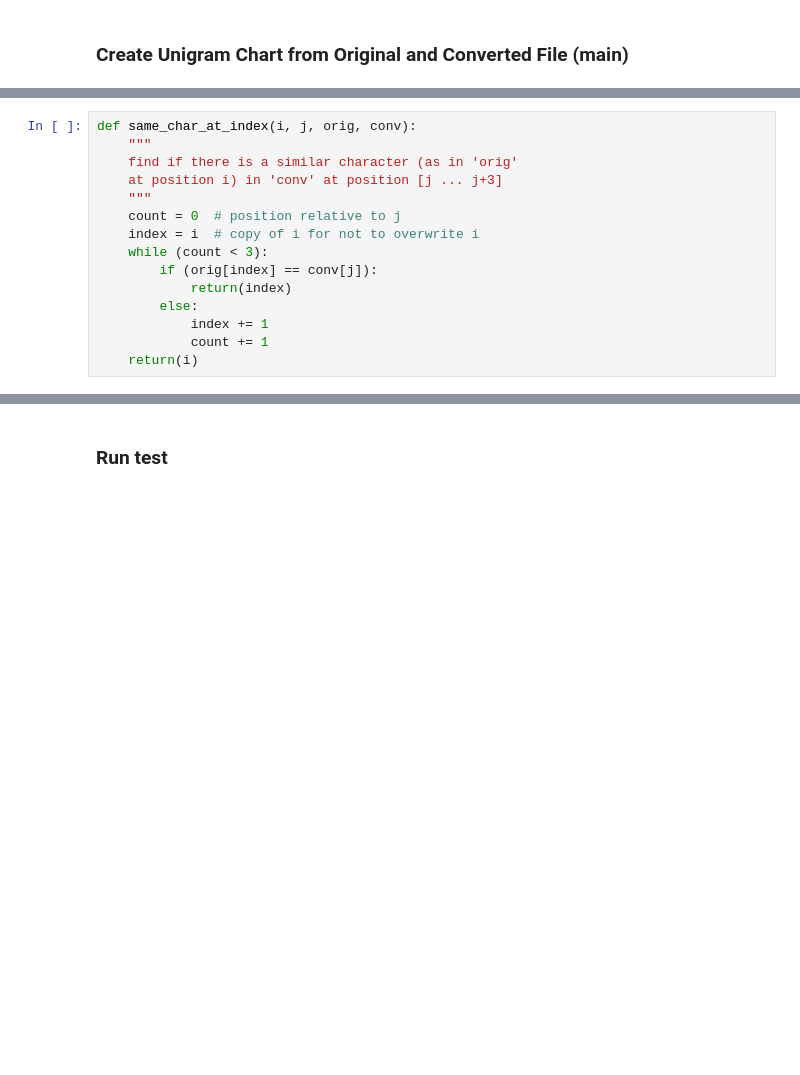
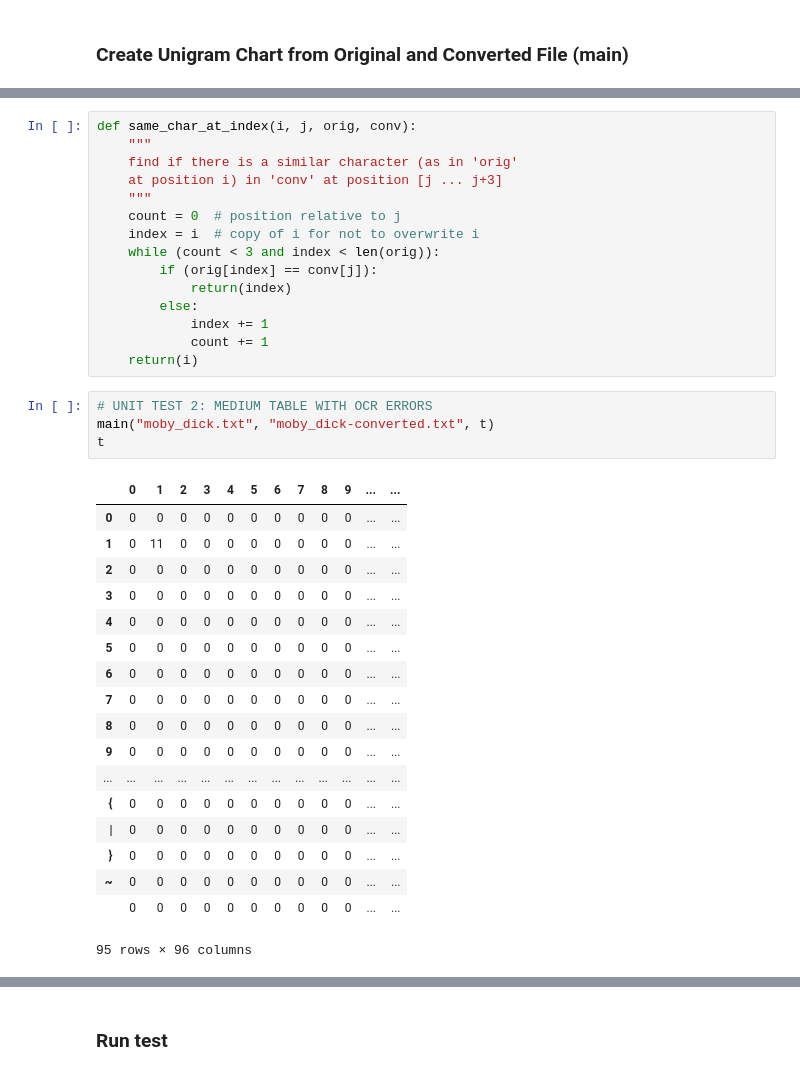
Before and after one commit to hwangh4/ocr-research, a Jupyter notebook: OCR Common Error Unigram Table Script.ipynb, the cells around one changed output, grey strips where cells are left out. Drawn from its saved outputs; the diff is of its cells as text; blank space fills up the shorter version.

```diff
--- a/OCR Common Error Unigram Table Script.ipynb
+++ b/OCR Common Error Unigram Table Script.ipynb
@@ -95,11 +89,34 @@ def same_char_at_index(i, j, orig, conv):
     """
     count = 0  # position relative to j
     index = i  # copy of i for not to overwrite i
-    while (count < 3):
+    while (count < 3 and index < len(orig)):
         if (orig[index] == conv[j]):
             return(index)
         else:
             index += 1
             count += 1
     return(i)
+# %%
+# UNIT TEST 2: MEDIUM TABLE WITH OCR ERRORS
+main("moby_dick.txt", "moby_dick-converted.txt", t)
+t
+# %% [output]
+|  | 0 | 1 | 2 | 3 | 4 | 5 | 6 | 7 | 8 | 9 | ... | ... |
+| 0 | 0 | 0 | 0 | 0 | 0 | 0 | 0 | 0 | 0 | 0 | ... | ... |
+| 1 | 0 | 11 | 0 | 0 | 0 | 0 | 0 | 0 | 0 | 0 | ... | ... |
+| 2 | 0 | 0 | 0 | 0 | 0 | 0 | 0 | 0 | 0 | 0 | ... | ... |
+| 3 | 0 | 0 | 0 | 0 | 0 | 0 | 0 | 0 | 0 | 0 | ... | ... |
+| 4 | 0 | 0 | 0 | 0 | 0 | 0 | 0 | 0 | 0 | 0 | ... | ... |
+| 5 | 0 | 0 | 0 | 0 | 0 | 0 | 0 | 0 | 0 | 0 | ... | ... |
+| 6 | 0 | 0 | 0 | 0 | 0 | 0 | 0 | 0 | 0 | 0 | ... | ... |
+| 7 | 0 | 0 | 0 | 0 | 0 | 0 | 0 | 0 | 0 | 0 | ... | ... |
+| 8 | 0 | 0 | 0 | 0 | 0 | 0 | 0 | 0 | 0 | 0 | ... | ... |
+| 9 | 0 | 0 | 0 | 0 | 0 | 0 | 0 | 0 | 0 | 0 | ... | ... |
+| ... | ... | ... | ... | ... | ... | ... | ... | ... | ... | ... | ... | ... |
+| { | 0 | 0 | 0 | 0 | 0 | 0 | 0 | 0 | 0 | 0 | ... | ... |
+| | | 0 | 0 | 0 | 0 | 0 | 0 | 0 | 0 | 0 | 0 | ... | ... |
+| } | 0 | 0 | 0 | 0 | 0 | 0 | 0 | 0 | 0 | 0 | ... | ... |
+| ~ | 0 | 0 | 0 | 0 | 0 | 0 | 0 | 0 | 0 | 0 | ... | ... |
+|  | 0 | 0 | 0 | 0 | 0 | 0 | 0 | 0 | 0 | 0 | ... | ... |
+95 rows × 96 columns
 # %%
```
Also changed, not shown: parts of 5 cells of this notebook, 3 other files.
